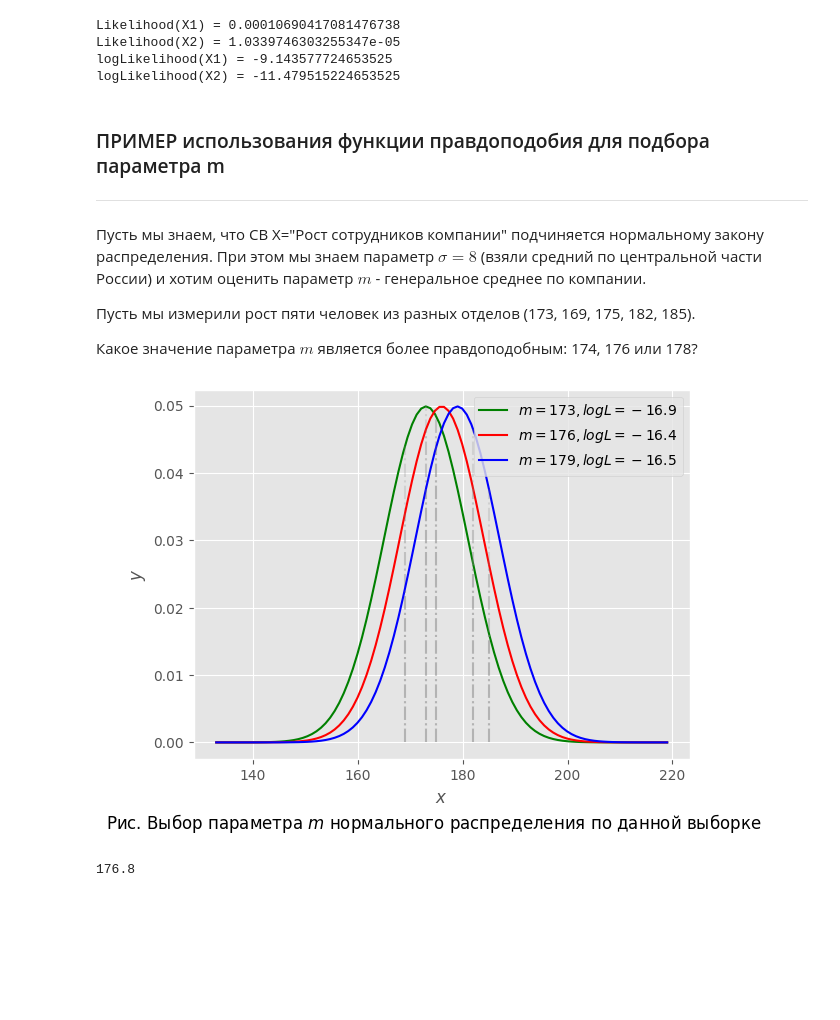
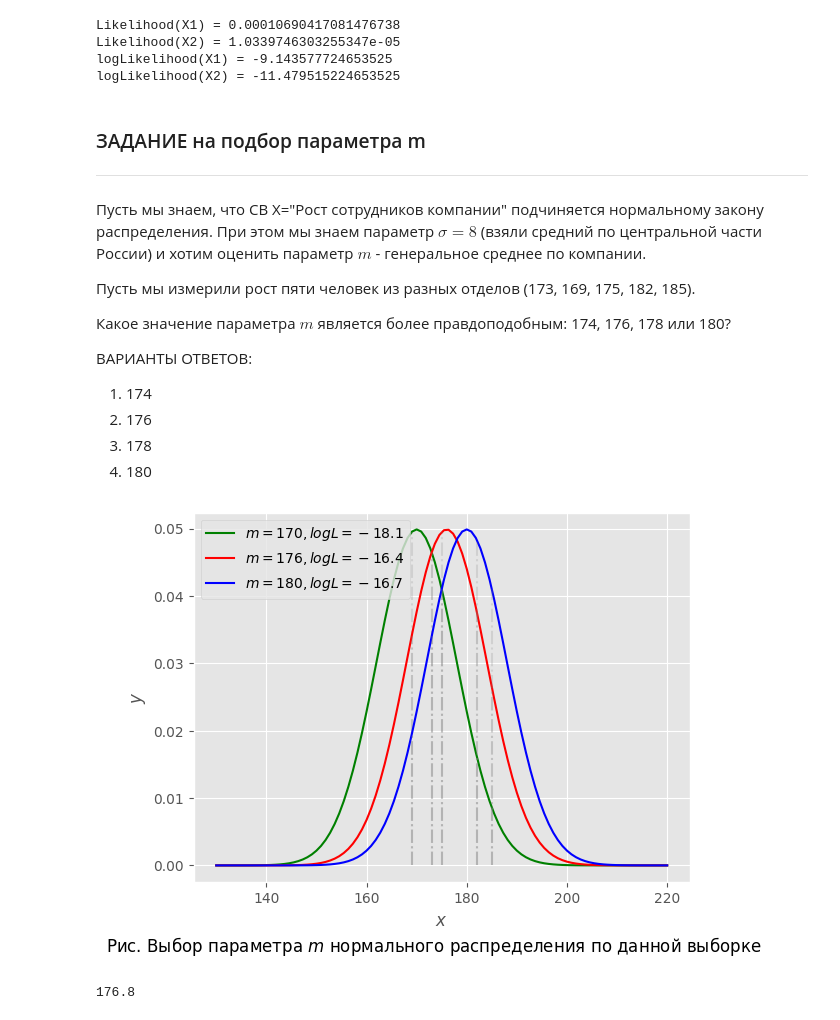
Before and after one commit to garry-nn/repo1, a Jupyter notebook: Lesson11/TV_lesson11.ipynb, the cells around one changed output. Cells and saved outputs as stored; diff of their text form; code cells hidden in the pictures; blank space fills up the shorter version.

```diff
--- a/Lesson11/TV_lesson11.ipynb
+++ b/Lesson11/TV_lesson11.ipynb
@@ -117,32 +171,38 @@ Likelihood(X2) = 1.0339746303255347e-05
 logLikelihood(X1) = -9.143577724653525
 logLikelihood(X2) = -11.479515224653525
 # %% [markdown]
-### ПРИМЕР использования функции правдоподобия для подбора параметра m
+### ЗАДАНИЕ на подбор параметра m
 ---
 Пусть мы знаем, что СВ X="Рост сотрудников компании" подчиняется нормальному закону распределения. При этом мы знаем параметр $σ = 8$ (взяли средний по центральной части России) и хотим оценить параметр $m$ - генеральное среднее по компании.
 
 Пусть мы измерили рост пяти человек из разных отделов (173, 169, 175, 182, 185).
 
-Какое значение параметра $m$ является более правдоподобным: 174, 176 или 178?
+Какое значение параметра $m$ является более правдоподобным: 174, 176, 178 или 180?
+
+ВАРИАНТЫ ОТВЕТОВ:
+1. 174
+2. 176
+3. 178
+4. 180
 # %%
 X_i = np.array([173.0, 169., 175., 182., 185.])
 sigma = 8
 
-mu_j = np.array([173.0, 176., 179.])
+mu_j = np.array([170.0, 176., 180.])
 x = np.linspace(min(mu_j) - 5 * sigma, max(mu_j) + 5 * sigma, 100)
 clrs = ['green', 'red', 'blue']
 
 for j, mu in enumerate(mu_j):
-    norm_rv = stat.norm(loc=mu, scale=sigma)
+    norm_rv = stats.norm(loc=mu, scale=sigma)
     logLikelihood = round(norm_rv.logpdf(X_i).sum(), 1)
     plt.plot(x, norm_rv.pdf(x), label=f'$m={round(mu)}, logL={logLikelihood}$', color=clrs[j])
     plt.vlines(X_i, ymin=0, ymax=norm_rv.pdf(X_i), color='grey', alpha=0.2, linestyle='-.')
 
 plt.ylabel('$y$'); plt.xlabel('$x$')
 plt.legend()
 plt.suptitle(f'Рис. Выбор параметра $m$ нормального распределения по данной выборке', y=0);
 # %% [output]
-[figure, old version]
+[figure, new version]
 # %%
 X_i.mean()
 # %% [output]
```
Also changed, not shown: parts of 11 cells of this notebook.
